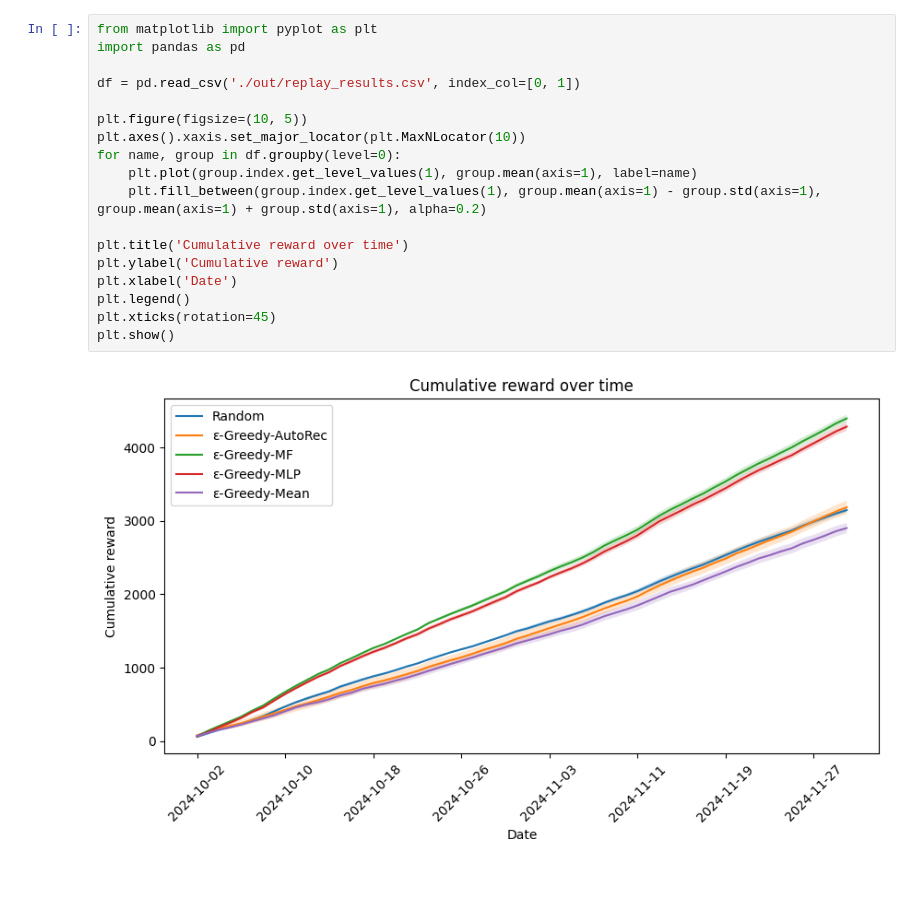
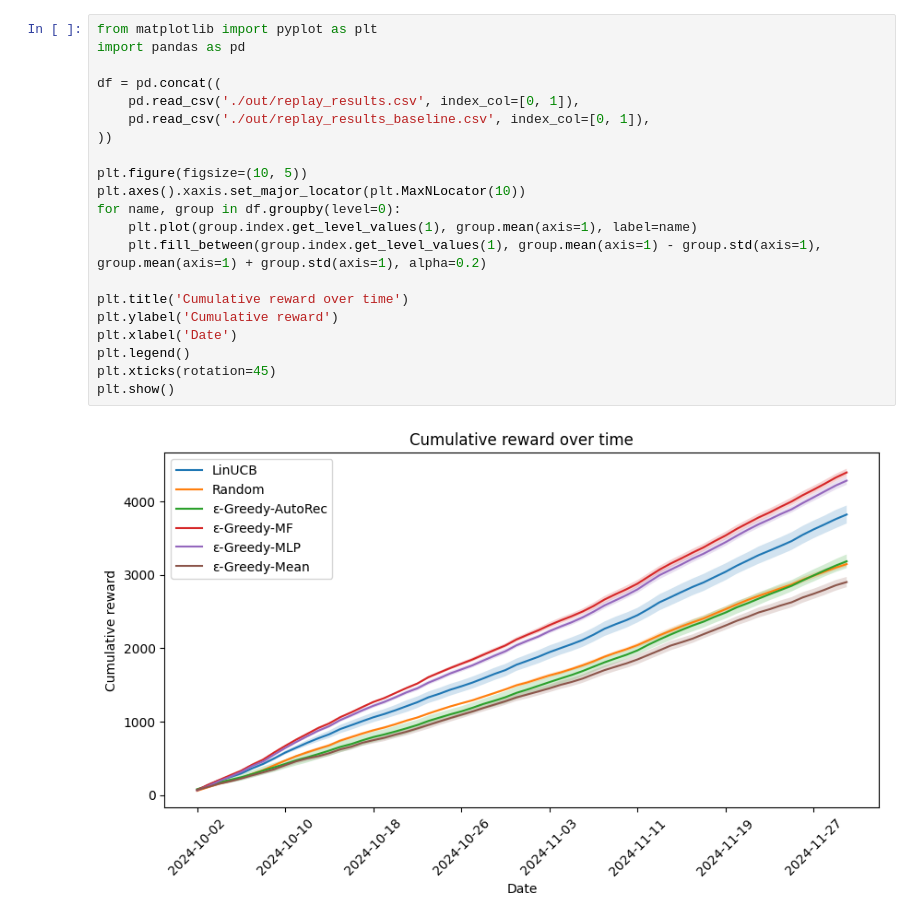
Before and after one commit to rik1599/recsys4good, a Jupyter notebook: evaluate.ipynb, the cells around one changed output. Drawn from its saved outputs; the diff is of its cells as text; blank space fills up the shorter version.

```diff
--- a/evaluate.ipynb
+++ b/evaluate.ipynb
@@ -1,20 +1,23 @@
 # %%
 from matplotlib import pyplot as plt
 import pandas as pd
 
-df = pd.read_csv('./out/replay_results.csv', index_col=[0, 1])
+df = pd.concat((
+    pd.read_csv('./out/replay_results.csv', index_col=[0, 1]),
+    pd.read_csv('./out/replay_results_baseline.csv', index_col=[0, 1]),
+))
 
 plt.figure(figsize=(10, 5))
 plt.axes().xaxis.set_major_locator(plt.MaxNLocator(10))
 for name, group in df.groupby(level=0):
     plt.plot(group.index.get_level_values(1), group.mean(axis=1), label=name)
     plt.fill_between(group.index.get_level_values(1), group.mean(axis=1) - group.std(axis=1), group.mean(axis=1) + group.std(axis=1), alpha=0.2)
 
 plt.title('Cumulative reward over time')
 plt.ylabel('Cumulative reward')
 plt.xlabel('Date')
 plt.legend()
 plt.xticks(rotation=45)
 plt.show()
 # %% [output]
-[figure, old version]
+[figure, new version]
```
